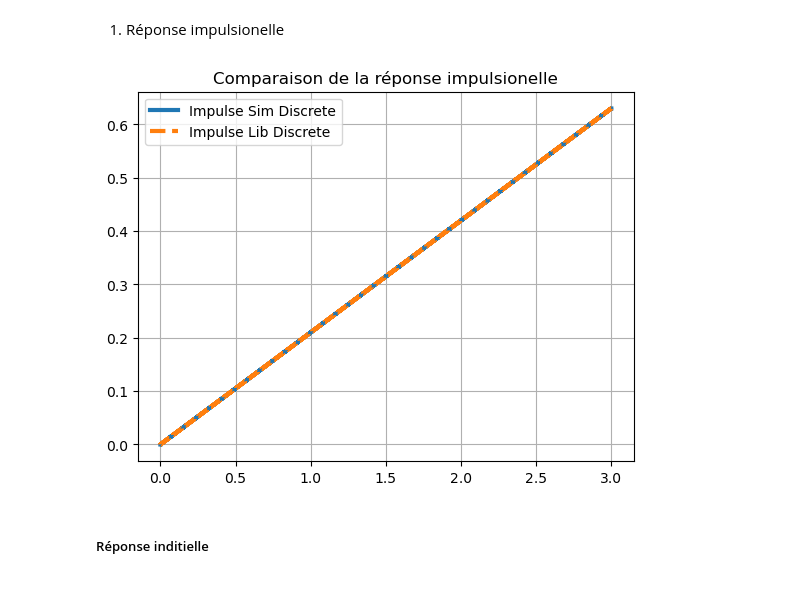
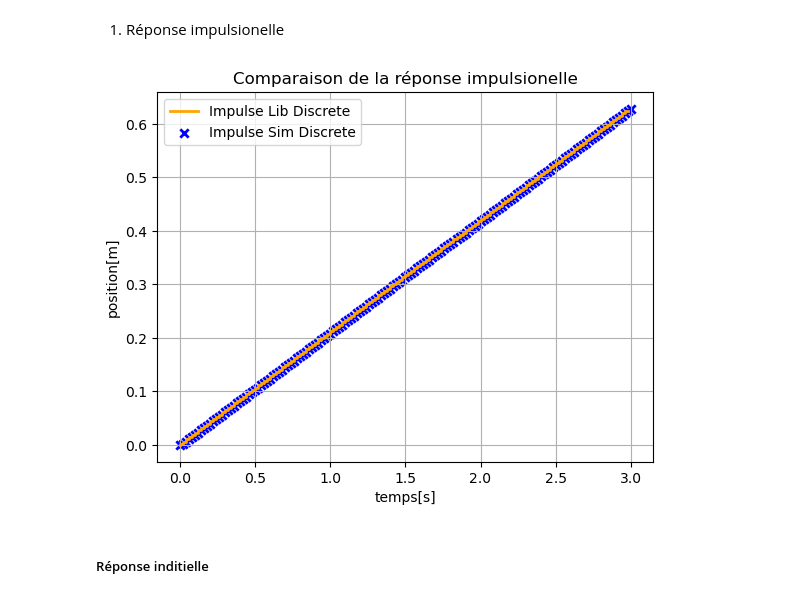
Before and after one commit to Bababoey123/PythonDiscreteControl, a Jupyter notebook: PythonDiscreteLib.ipynb, the cells around one changed output. Saved outputs shown, nothing was run; the diff lists cells and outputs as text; code cells hidden in the pictures.

```diff
--- a/PythonDiscreteLib.ipynb
+++ b/PythonDiscreteLib.ipynb
@@ -45,27 +45,31 @@ _, y_lib = ct.impulse_response(model.Tf_dis, t)
 # %%
 fig1=plt.figure()
 plt.step(
+    t,
+    y_lib,
+    color='orange',
+    linewidth=2,
+    label="Impulse Lib Discrete"
+)
+plt.scatter(
     impulse_logger.t_hist,
     impulse_logger.y_hist,
-    linestyle='-',
+    color='blue',
+    marker='x',
     label="Impulse Sim Discrete",
-    linewidth=3,
+    linewidth=2,
 )
 
-plt.step(
-    t,
-    y_lib,
-    linestyle='--',
-    linewidth=3,
-    label="Impulse Lib Discrete"
-)
+
 plt.grid()
 plt.title('Comparaison de la réponse impulsionelle')
 plt.legend()
+plt.xlabel('temps[s]')
+plt.ylabel('position[m]')
 plt.savefig('Réponse_Impulsionelle_Discrete.png')
 plt.show()
 # %% [output]
-[figure, old version]
+[figure, new version]
 # %% [markdown]
 ##### Réponse inditielle
 # %%
```
Also changed, not shown: parts of 11 cells of this notebook, 8 other files.
